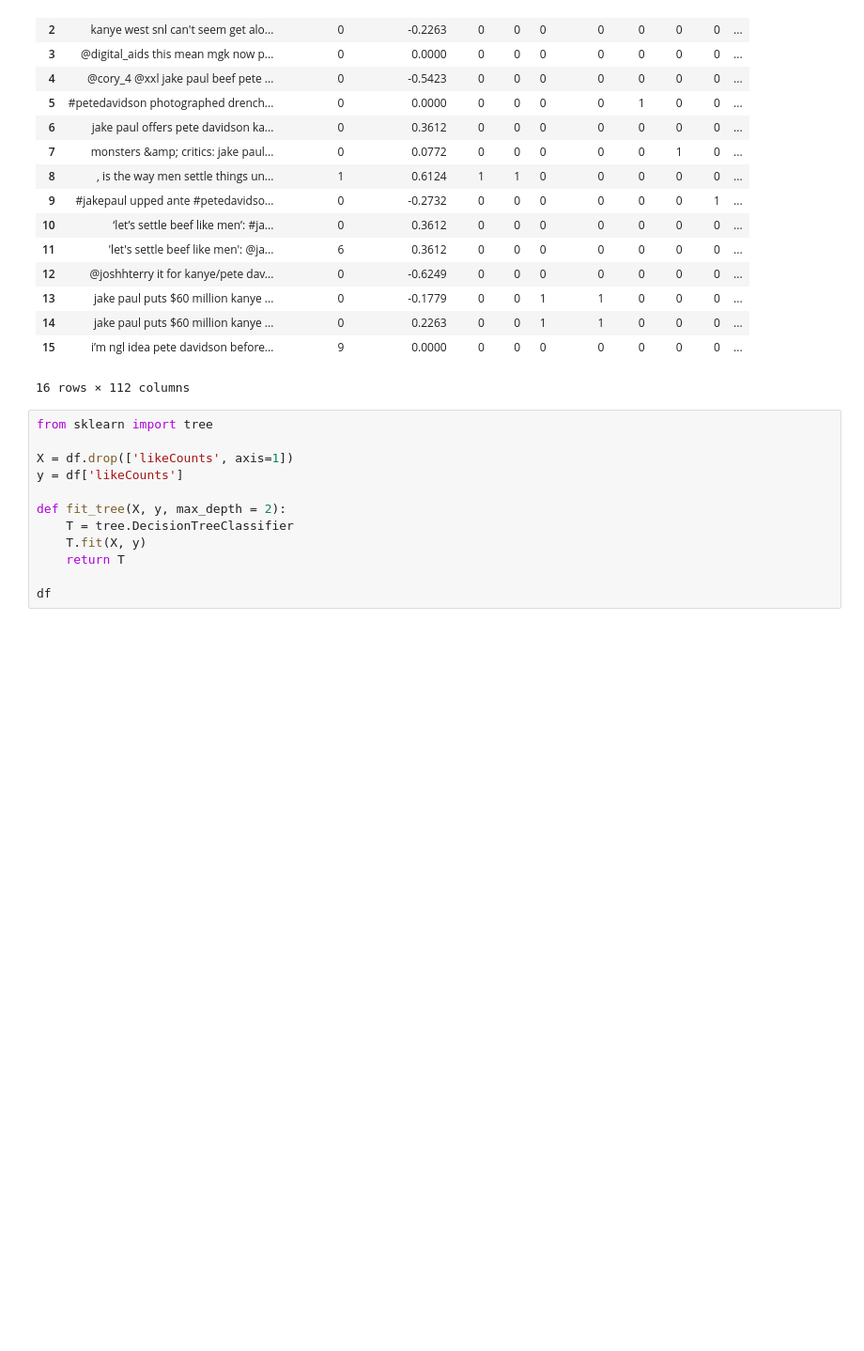
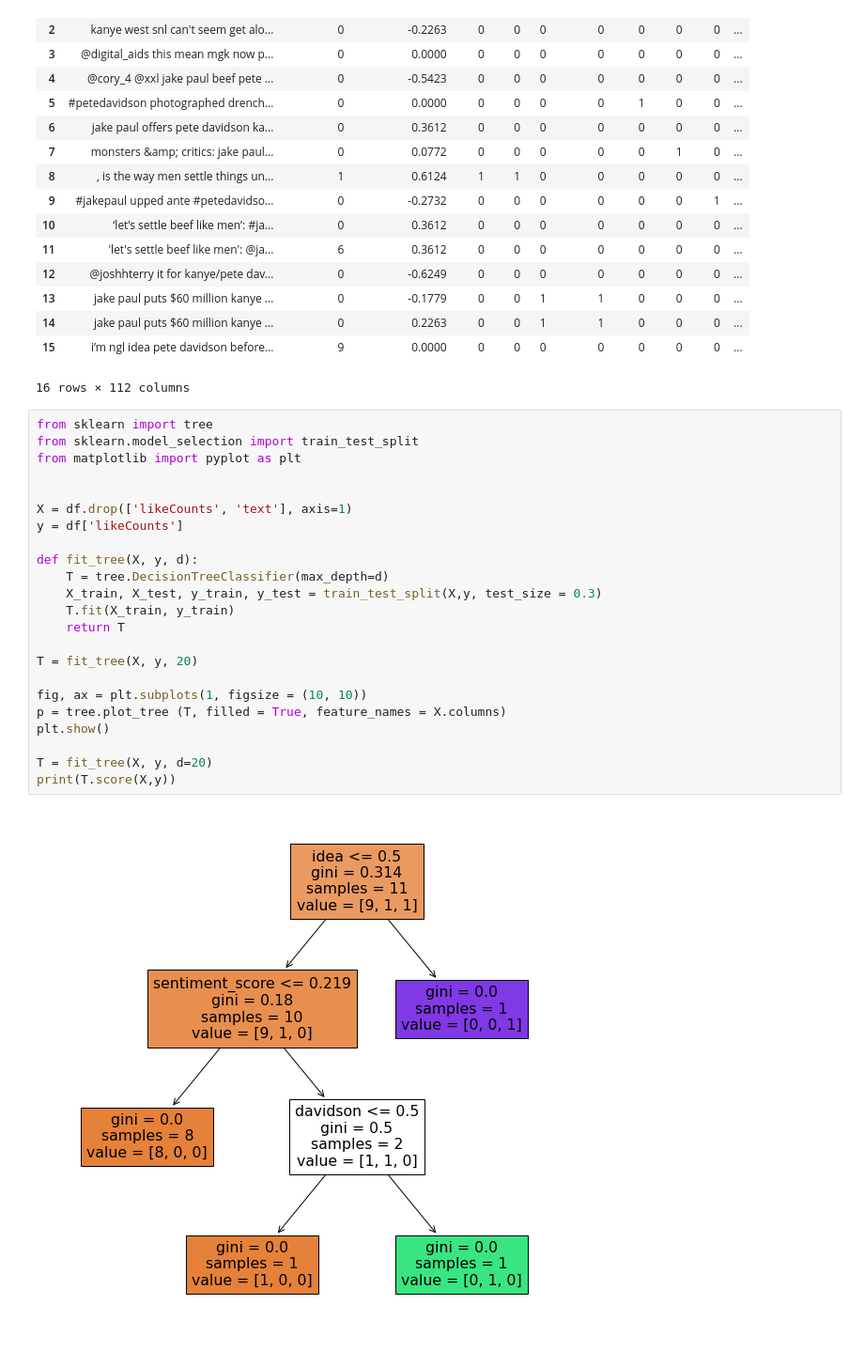
Before and after one commit to Max-Potter/Pic16AProj, a Jupyter notebook: working project.ipynb, the cells around one changed output. Shown at 94% size. Saved outputs shown, nothing was run; the diff lists cells and outputs as text; blank space fills up the shorter version.

```diff
--- a/working project.ipynb
+++ b/working project.ipynb
@@ -280,14 +280,26 @@ df
 16 rows × 112 columns
 # %%
 from sklearn import tree
+from sklearn.model_selection import train_test_split
+from matplotlib import pyplot as plt
 
-X = df.drop(['likeCounts', axis=1])
+
+X = df.drop(['likeCounts', 'text'], axis=1)
 y = df['likeCounts']
 
-def fit_tree(X, y, max_depth = 2):
-    T = tree.DecisionTreeClassifier
-    T.fit(X, y)
+def fit_tree(X, y, d):
+    T = tree.DecisionTreeClassifier(max_depth=d)
+    X_train, X_test, y_train, y_test = train_test_split(X,y, test_size = 0.3)
+    T.fit(X_train, y_train)
     return T
 
-df
+T = fit_tree(X, y, 20)
+
+fig, ax = plt.subplots(1, figsize = (10, 10))
+p = tree.plot_tree (T, filled = True, feature_names = X.columns)
+plt.show()
+
+T = fit_tree(X, y, d=20)
+print(T.score(X,y))
 # %% [output]
+[figure, added]
```
Also changed, not shown: parts of 1 cell of this notebook.
